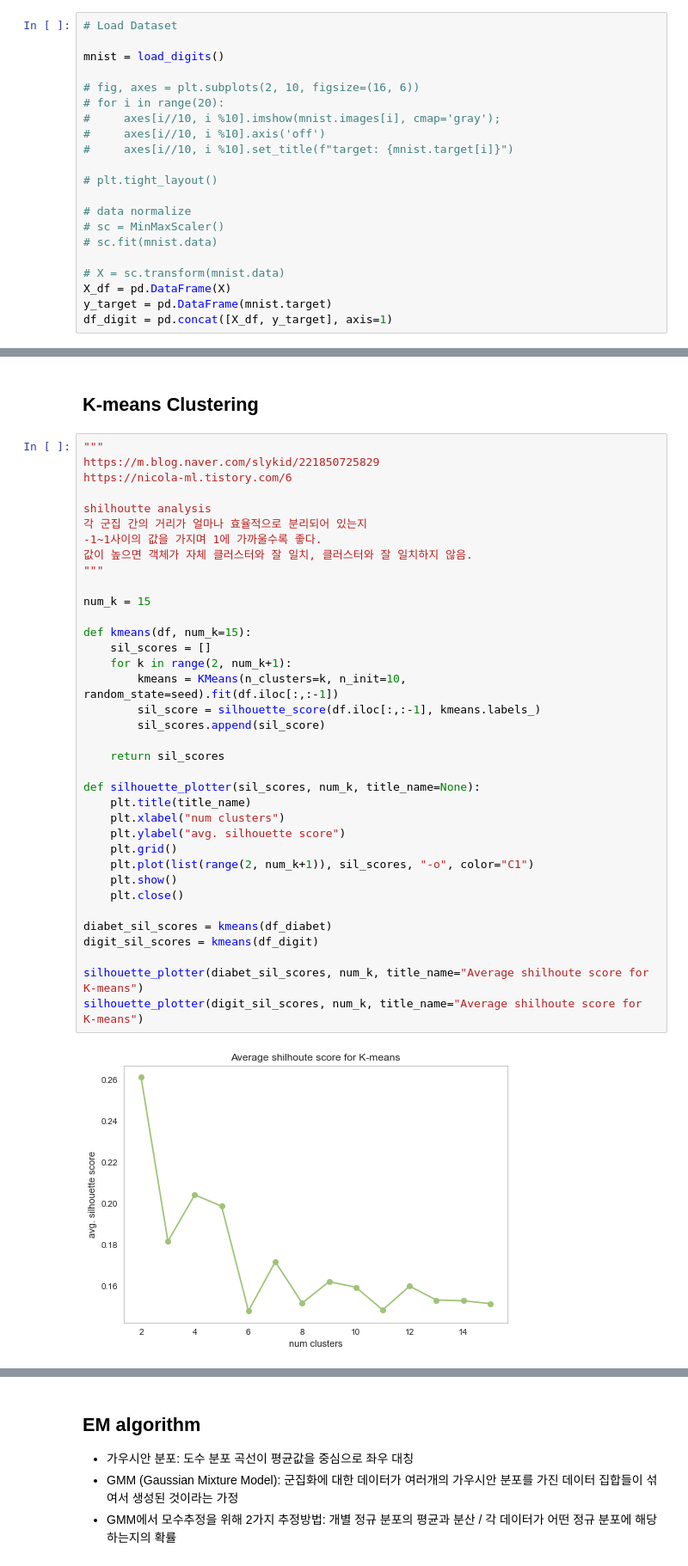
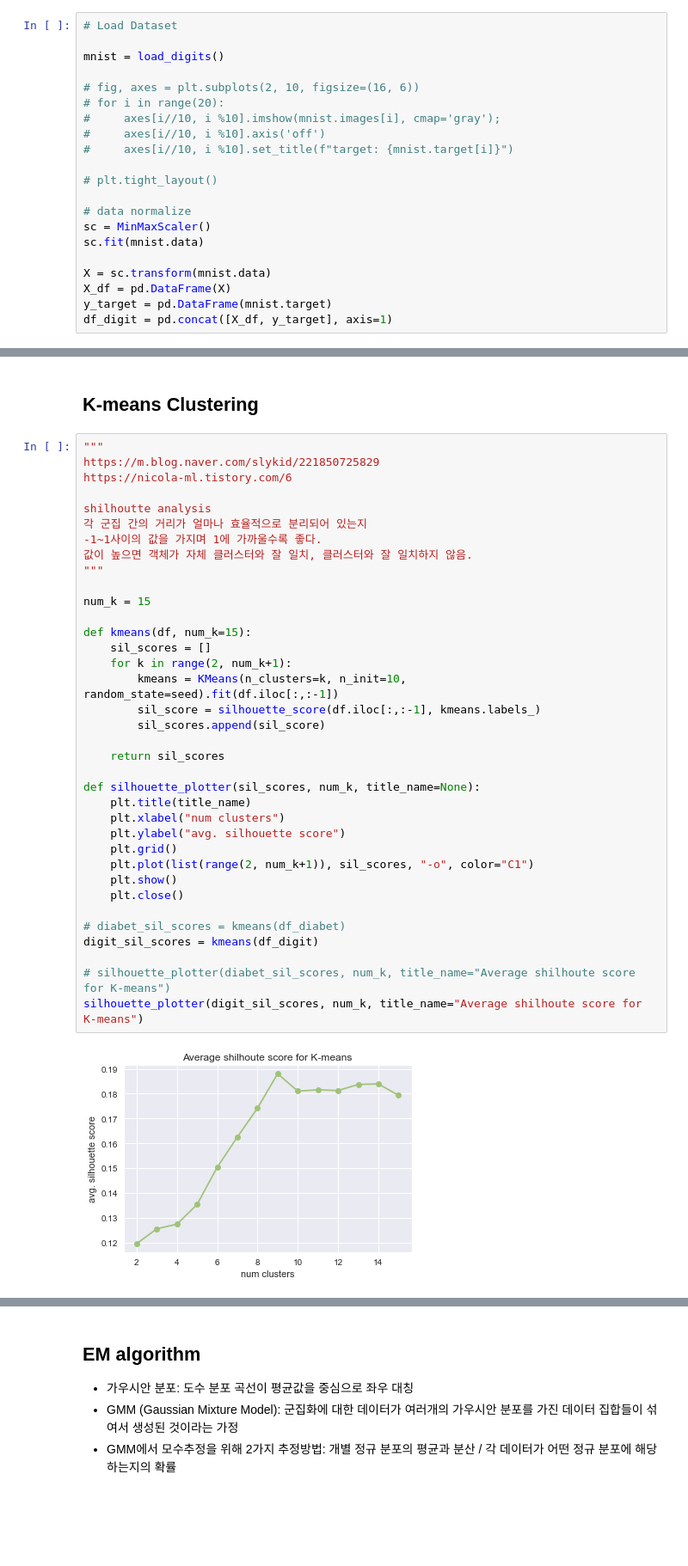
Before and after one commit to rainmaker712/machine-learning-note, a Jupyter notebook: unsupervised_learning/part1-clustering.ipynb, the cells around one changed output, grey strips where cells are left out. Shown at 86% size. Cells and saved outputs as stored; diff of their text form; blank space fills up the shorter version.

```diff
--- a/unsupervised_learning/part1-clustering.ipynb
+++ b/unsupervised_learning/part1-clustering.ipynb
@@ -66,10 +66,10 @@ mnist = load_digits()
 # plt.tight_layout()
 
 # data normalize
-# sc = MinMaxScaler()
-# sc.fit(mnist.data)
+sc = MinMaxScaler()
+sc.fit(mnist.data)
 
-# X = sc.transform(mnist.data)
+X = sc.transform(mnist.data)
 X_df = pd.DataFrame(X)
 y_target = pd.DataFrame(mnist.target)
 df_digit = pd.concat([X_df, y_target], axis=1)
@@ -85,33 +85,33 @@ https://nicola-ml.tistory.com/6
 shilhoutte analysis
 각 군집 간의 거리가 얼마나 효율적으로 분리되어 있는지
 -1~1사이의 값을 가지며 1에 가까울수록 좋다.
 값이 높으면 객체가 자체 클러스터와 잘 일치, 클러스터와 잘 일치하지 않음.
 """
 
 num_k = 15
 
 def kmeans(df, num_k=15):
     sil_scores = []
     for k in range(2, num_k+1):
         kmeans = KMeans(n_clusters=k, n_init=10, random_state=seed).fit(df.iloc[:,:-1])
         sil_score = silhouette_score(df.iloc[:,:-1], kmeans.labels_)
         sil_scores.append(sil_score)
 
     return sil_scores
 
 def silhouette_plotter(sil_scores, num_k, title_name=None):
     plt.title(title_name)
     plt.xlabel("num clusters")
     plt.ylabel("avg. silhouette score")
     plt.grid()
     plt.plot(list(range(2, num_k+1)), sil_scores, "-o", color="C1")
     plt.show()
     plt.close()
 
-diabet_sil_scores = kmeans(df_diabet)
+# diabet_sil_scores = kmeans(df_diabet)
 digit_sil_scores = kmeans(df_digit)
 
-silhouette_plotter(diabet_sil_scores, num_k, title_name="Average shilhoute score for K-means")
+# silhouette_plotter(diabet_sil_scores, num_k, title_name="Average shilhoute score for K-means")
 silhouette_plotter(digit_sil_scores, num_k, title_name="Average shilhoute score for K-means")
 # %% [output]
-[figure, old version]
+[figure, new version]
```
Also changed, not shown: parts of 9 cells of this notebook, 8 other files.
